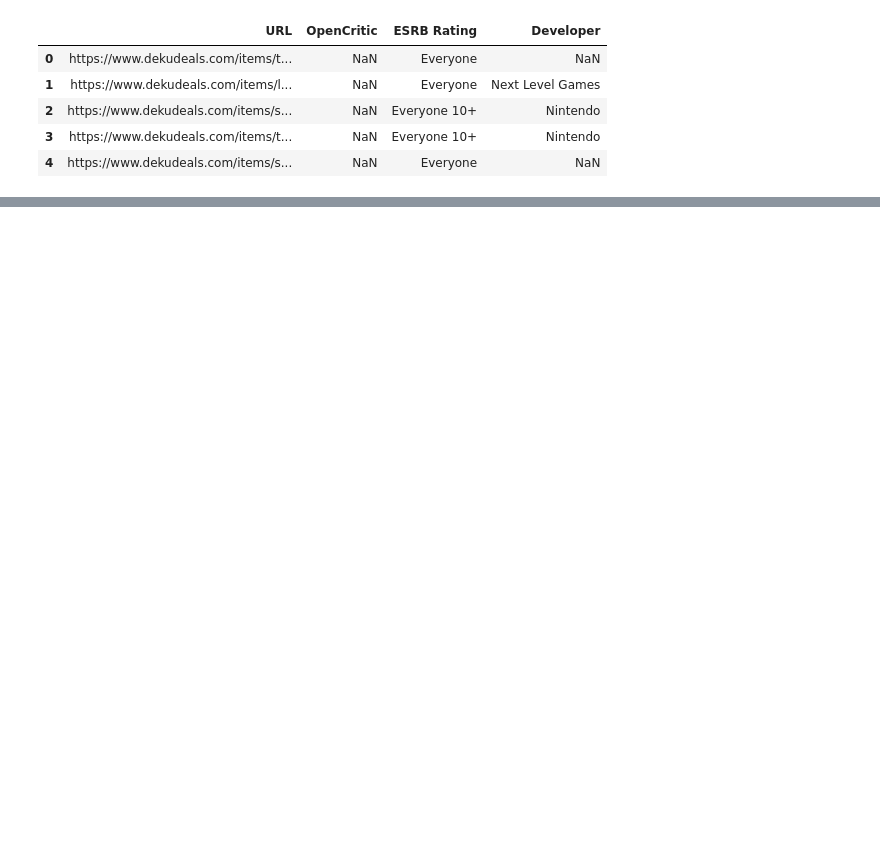
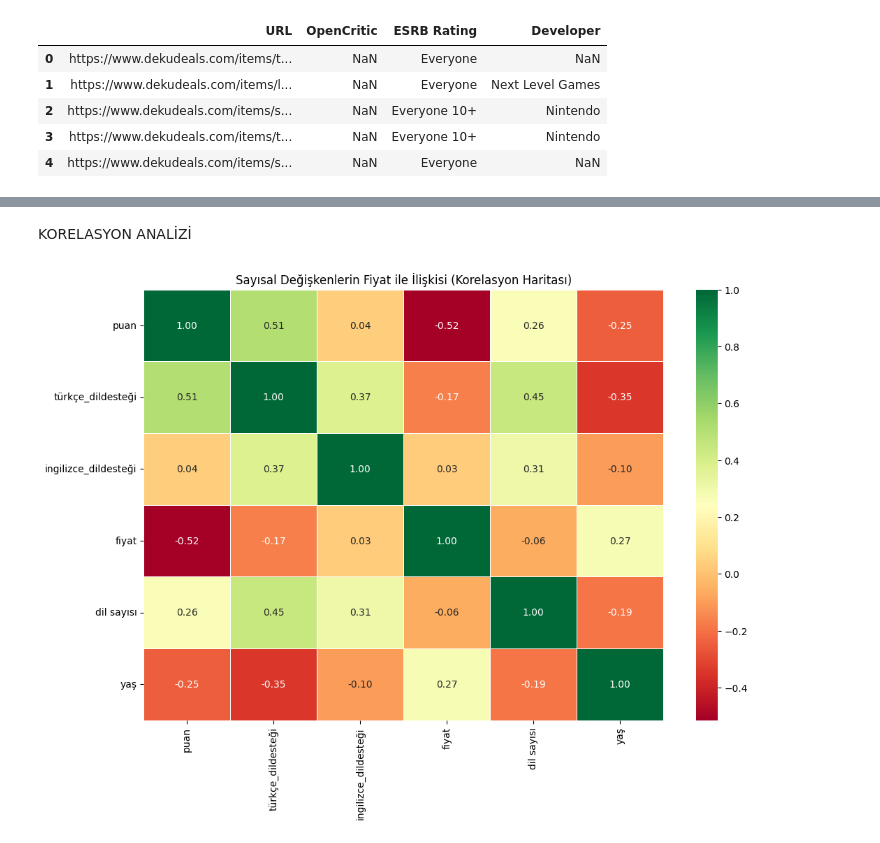
Before and after one commit to betultgumus/ybs-makine-ogrenmesi, a Jupyter notebook: ANIVIA/anivia.ipynb, the cells around one changed output, grey strips where cells are left out. Drawn from its saved outputs; the diff is of its cells as text; code cells hidden in the pictures; blank space fills up the shorter version.

```diff
--- a/ANIVIA/anivia.ipynb
+++ b/ANIVIA/anivia.ipynb
@@ -222,0 +1200,12 @@ df_xbox2.head()
+# %%
+import pandas as pd
+import plotly.express as px
+
+
+df = pd.read_csv('tum_oyunlar_temiz_final.csv')
+
+df.loc[df['platform'] == 'Bilinmiyor', 'platform'] = 'Steam'
+
+print(df['platform'].value_counts())
+
+df.to_csv('tum_oyunlar_temiz_final.csv', index=False)
@@ -222,0 +1236,16 @@ df_xbox2.head()
+# %% [markdown]
+KORELASYON ANALİZİ
+# %%
+import seaborn as sns
+import matplotlib.pyplot as plt
+
+
+plt.figure(figsize=(12, 8))
+correlation_matrix = df.select_dtypes(include=['float64', 'int64']).corr()
+
+sns.heatmap(correlation_matrix, annot=True, cmap='RdYlGn', fmt=".2f", linewidths=0.5)
+plt.title('Sayısal Değişkenlerin Fiyat ile İlişkisi (Korelasyon Haritası)')
+plt.show()
+fig_genre.write_html("figures/tur_dagilimi.html")
+# %% [output]
+[figure, added]
```
Also changed, not shown: parts of 64 cells of this notebook, 8 other files.
